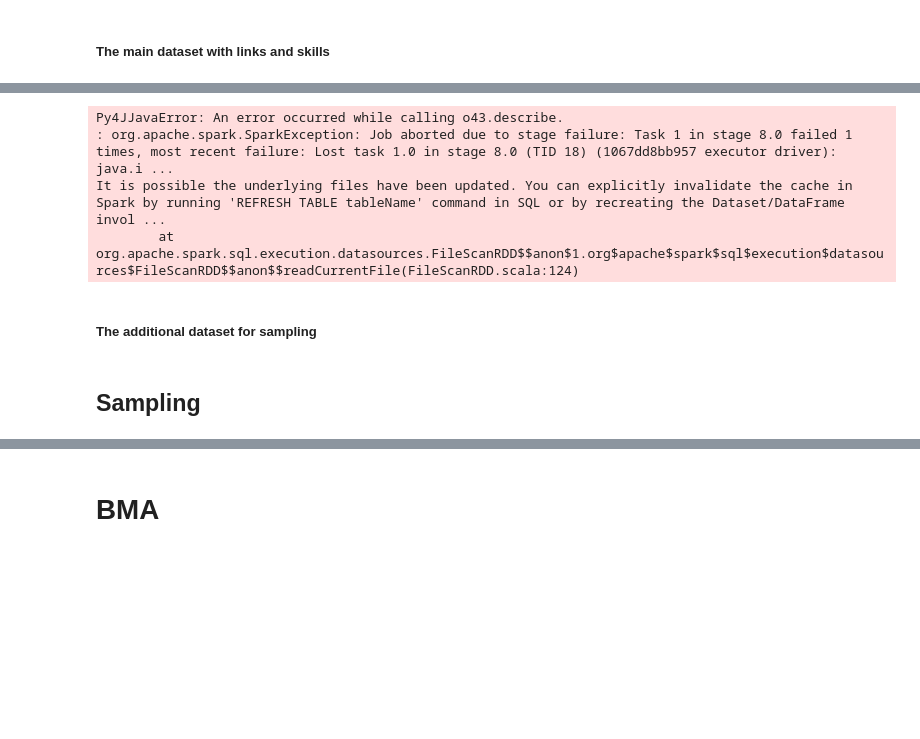
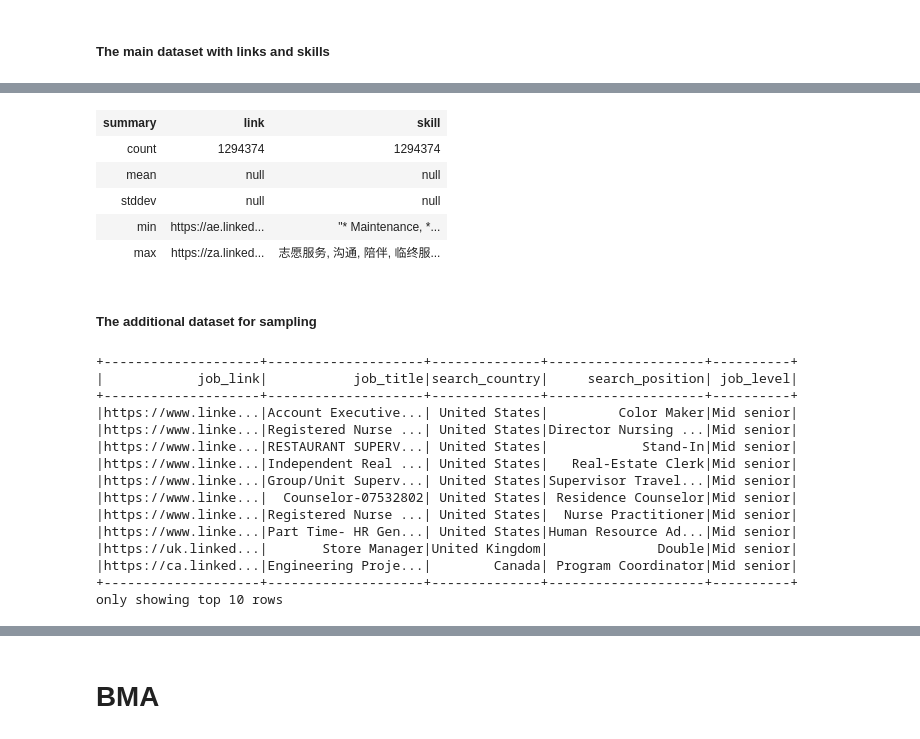
Before and after one commit to dariashcherbakovaaa/Algorithms-for-massive-data, a Jupyter notebook: Algorithms_for_massive_data.ipynb, the cells around one changed output, grey strips where cells are left out. Drawn from its saved outputs; the diff is of its cells as text; code cells hidden in the pictures; blank space fills up the shorter version.

```diff
--- a/Algorithms_for_massive_data.ipynb
+++ b/Algorithms_for_massive_data.ipynb
@@ -119,8 +125,12 @@ It is possible the underlying files have been updated. You can explicitly invali
 # %%
-df_skills.dropna()
+df_skills = df_skills.dropna()
+df_skills = df_skills.dropDuplicates()
+
 df_skills.describe()
 # %% [output]
-Py4JJavaError: An error occurred while calling o43.describe.
-: org.apache.spark.SparkException: Job aborted due to stage failure: Task 1 in stage 8.0 failed 1 times, most recent failure: Lost task 1.0 in stage 8.0 (TID 18) (1067dd8bb957 executor driver): java.i ...
-It is possible the underlying files have been updated. You can explicitly invalidate the cache in Spark by running 'REFRESH TABLE tableName' command in SQL or by recreating the Dataset/DataFrame invol ...
-        at org.apache.spark.sql.execution.datasources.FileScanRDD$$anon$1.org$apache$spark$sql$execution$datasources$FileScanRDD$$anon$$readCurrentFile(FileScanRDD.scala:124)
+| summary | link | skill |
+| count | 1294374 | 1294374 |
+| mean | null | null |
+| stddev | null | null |
+| min | https://ae.linked... | "* Maintenance, *... |
+| max | https://za.linked... | 志愿服务, 沟通, 陪伴, 临终服... |
@@ -127,4 +139,21 @@ It is possible the underlying files have been updated. You can explicitly invali
 # %% [markdown]
 ##### The additional dataset for sampling
-# %% [markdown]
-## Sampling
+# %%
+df_all = df_all[['job_link', 'job_title', 'search_country', 'search_position', 'job_level']]
+df_all.show(10)
+# %% [output]
++--------------------+--------------------+--------------+--------------------+----------+
+|            job_link|           job_title|search_country|     search_position| job_level|
++--------------------+--------------------+--------------+--------------------+----------+
+|https://www.linke...|Account Executive...| United States|         Color Maker|Mid senior|
+|https://www.linke...|Registered Nurse ...| United States|Director Nursing ...|Mid senior|
+|https://www.linke...|RESTAURANT SUPERV...| United States|            Stand-In|Mid senior|
+|https://www.linke...|Independent Real ...| United States|   Real-Estate Clerk|Mid senior|
+|https://www.linke...|Group/Unit Superv...| United States|Supervisor Travel...|Mid senior|
+|https://www.linke...|  Counselor-07532802| United States| Residence Counselor|Mid senior|
+|https://www.linke...|Registered Nurse ...| United States|  Nurse Practitioner|Mid senior|
+|https://www.linke...|Part Time- HR Gen...| United States|Human Resource Ad...|Mid senior|
+|https://uk.linked...|       Store Manager|United Kingdom|              Double|Mid senior|
+|https://ca.linked...|Engineering Proje...|        Canada| Program Coordinator|Mid senior|
++--------------------+--------------------+--------------+--------------------+----------+
+only showing top 10 rows
```
Also changed, not shown: parts of 10 cells of this notebook.
